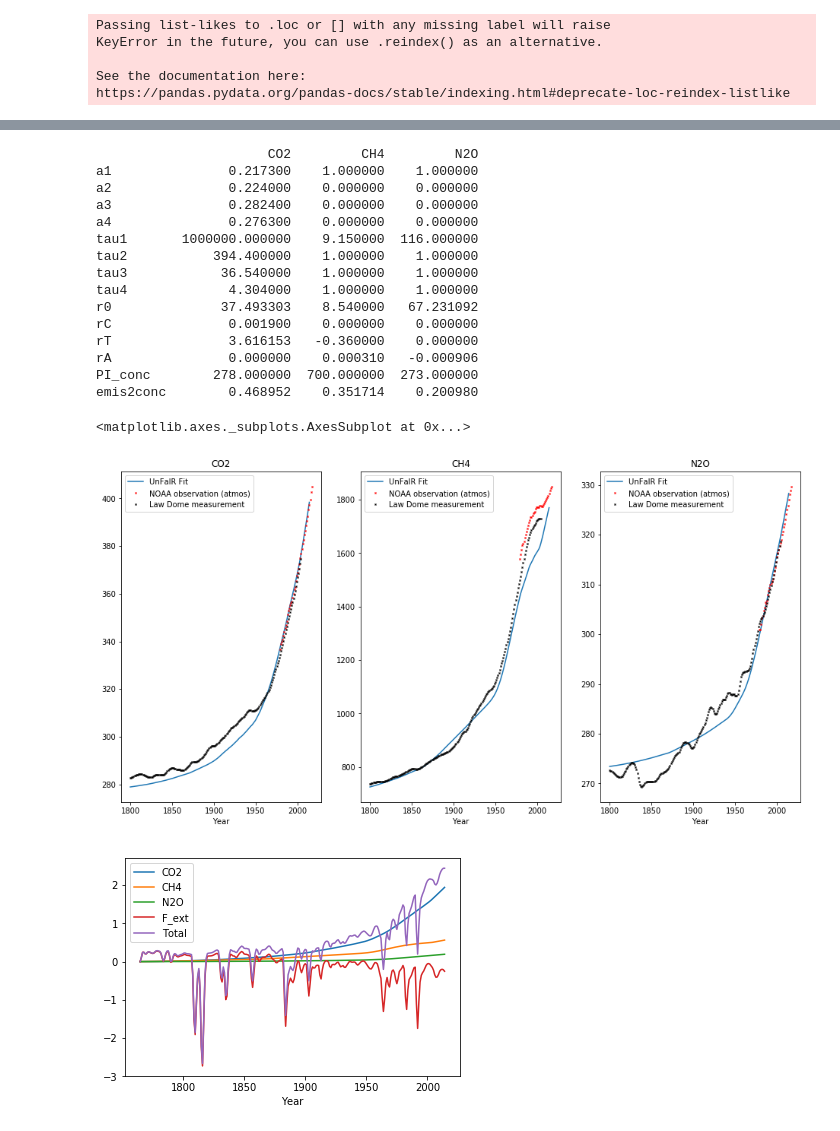
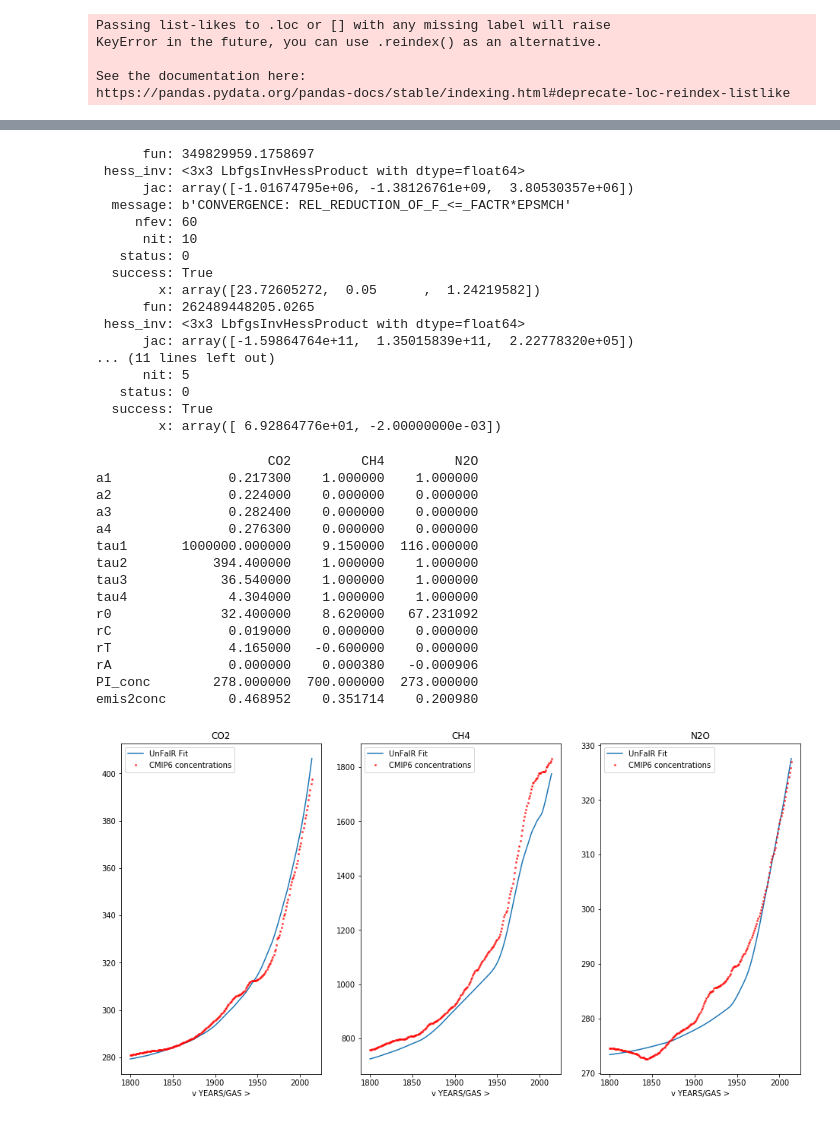
Before and after one commit to stujen/fiveEqSCM, a Jupyter notebook: 5eqSCM/Nick_UnFaIR/UnFaIR fitting gas cycle.ipynb, the cells around one changed output, grey strips where cells are left out. Cells and saved outputs as stored; diff of their text form; code cells hidden in the pictures.

```diff
--- a/5eqSCM/Nick_UnFaIR/UnFaIR fitting gas cycle.ipynb
+++ b/5eqSCM/Nick_UnFaIR/UnFaIR fitting gas cycle.ipynb
@@ -61,18 +79,3 @@ T_ant = UnFaIR(emissions_in=empty_ems,F_ext=forcings.Anthrototal.values)['T']
 T_nat = UnFaIR(emissions_in=empty_ems,F_ext=(forcings.Total.values - forcings.Anthrototal.values))['T']
 
 T_response = (T_ant*0.912621338044 + T_nat*0.395722694204).loc[range(1765,2015)]
-# %%
-emissions = (CO2_ems_1765_2014+pd.DataFrame(data=RCP3PD_E.OtherCO2.loc[:2014].values,columns=['CO2'],index=CO2_ems_1765_2014.index)).copy()
-emissions['CH4'] = CH4_ems_1765_2014
-emissions['N2O'] = N2O_ems_1765_2012
-emissions['N2O'].loc[2013] = 2*emissions['N2O'].loc[2012] - emissions['N2O'].loc[2011]
-emissions['N2O'].loc[2014] = 2*emissions['N2O'].loc[2013] - emissions['N2O'].loc[2012]
-
-params = default_gas_params().copy()
-params.loc['PI_conc'].CH4 = 700
-
-emissions['N2O'] = emissions['N2O']*6.6 / emissions.N2O.loc[2010]
-
-#CO2_fit = sp.optimize.minimize(fit_gas_cycles,np.array([0,0,0]),args=(emissions,obsv_concs,T_response,'CO2'),method='Powell')
-#CH4_fit = sp.optimize.minimize(fit_gas_cycles,np.array([0,0,0,9]),args=(emissions,obsv_concs,T_response+0.1,'CH4',params),method='Powell')
-#N2O_fit = sp.optimize.minimize(fit_gas_cycles,np.array([0,0,0]),args=(emissions,obsv_concs,T_response,'N2O'),method='Powell')
@@ -79,46 +130,73 @@ emissions['N2O'] = emissions['N2O']*6.6 / emissions.N2O.loc[2010]
+# %%
+print(CO2_grad_fit)
+print(CH4_grad_fit)
+print(N2O_grad_fit)
+# %% [output]
+      fun: 349829959.1758697
+ hess_inv: <3x3 LbfgsInvHessProduct with dtype=float64>
+      jac: array([-1.01674795e+06, -1.38126761e+09,  3.80530357e+06])
+  message: b'CONVERGENCE: REL_REDUCTION_OF_F_<=_FACTR*EPSMCH'
+     nfev: 60
+      nit: 10
+   status: 0
+  success: True
+        x: array([23.72605272,  0.05      ,  1.24219582])
+      fun: 262489448205.0265
+ hess_inv: <3x3 LbfgsInvHessProduct with dtype=float64>
+      jac: array([-1.59864764e+11,  1.35015839e+11,  2.22778320e+05])
+... (11 lines left out)
+      nit: 5
+   status: 0
+  success: True
+        x: array([ 6.92864776e+01, -2.00000000e-03])
 # %%
 ## Get an "other" forcing dataset:
 RCP85_forc = pd.read_csv('./Conc_fit_data/RCP85_MIDYEAR_RADFORCING.csv',skiprows=58,index_col=0)
 
 otherforc = RCP85_forc.TOTAL_INCLVOLCANIC_RF.loc[:2014].values - RCP85_forc.CO2CH4N2O_RF.loc[:2014].values
 # %%
- # Try with Prather CH4 values
-params.loc['r0'] = np.array([CO2_fit['x'][0],8.54,67.23109226573325]) # CH4 Prather : 8.53773764 (8.65) # N2O 67.23109226573325
-params.loc['rC'] = np.array([0.0019,0,0])
-params.loc['rT'] = np.array([CO2_fit['x'][2],-3.6e-01,0]) # CH4 Prather : -3.60100511e-01 (-4.3e-01)
-params.loc['rA'] = np.array([0,3.1e-04,-0.00090625]) # CH4 Prather : 3.09667588e-04 (3.17e-04) # N2O -0.00090625
-params.loc['tau1']['CH4'] = 9.15
+# NB CO2_fit contains the previously used parameter set
+
+# Try with Prather CH4 values
+#params.loc['r0'] = np.array([CO2_grad_fit['x'][0],CH4_grad_fit['x'][0],N2O_grad_fit['x'][0]]) # CH4 Prather : 8.53773764 (8.65) # N2O 67.23109226573325
+#params.loc['rC'] = np.array([CO2_grad_fit['x'][1],0,0])
+#params.loc['rT'] = np.array([CO2_grad_fit['x'][2],CH4_grad_fit['x'][1],0]) # CH4 Prather : -3.60100511e-01 (-4.3e-01)
+#params.loc['rA'] = np.array([0,CH4_grad_fit['x'][2],N2O_grad_fit['x'][1]]) # CH4 Prather : 3.09667588e-04 (3.17e-04) # N2O -0.00090625
+
+params = default_gas_params()
+
+params.loc['r0':'rT'].CO2 = np.array([32.4,0.019,4.165])#CO2_grad_fit['x']
+#params.loc[['r0','rT','rA'],'CH4'] = CH4_grad_fit['x']
+#params.loc[['r0','rA'],'N2O'] = N2O_grad_fit['x']
+
+params.loc[['r0','rT','rA'],'CH4'] = np.array([8.62,-6e-01,3.8e-04])
 
 print(params)
 
 result = UnFaIR(emissions_in=emissions,F_ext=otherforc,gas_params=params)
 
 fig,ax=plt.subplots(1,3,figsize=(16,8))
 for i,s in enumerate(['CO2','CH4','N2O']):
     result['C'][s].loc[1800:].plot(ax=ax[i],label='UnFaIR Fit')
-    obsv_concs[s].plot(ax=ax[i],marker='x',linewidth=0,ms=2,color='r',label='NOAA observation (atmos)')
-    Law_Dome[s].loc[1800:].plot(ax=ax[i],marker='x',linewidth=0,ms=2,color='k', label='Law Dome measurement')
+    #obsv_concs[s].plot(ax=ax[i],marker='x',linewidth=0,ms=2,color='r',label='NOAA observation (atmos)')
+    #Law_Dome[s].loc[1800:].plot(ax=ax[i],marker='x',linewidth=0,ms=2,color='k', label='Law Dome measurement')
+    CMIP6_concs[s].loc[1800:].plot(ax=ax[i],marker='x',linewidth=0,ms=2,color='r',label='CMIP6 concentrations')
     ax[i].set_title(s)
     ax[i].legend()
-
-fig1,ax1=plt.subplots()
-result['RF'].plot(ax=ax1)
 # %% [output]
                       CO2         CH4         N2O
 a1               0.217300    1.000000    1.000000
 a2               0.224000    0.000000    0.000000
 a3               0.282400    0.000000    0.000000
 a4               0.276300    0.000000    0.000000
 tau1       1000000.000000    9.150000  116.000000
 tau2           394.400000    1.000000    1.000000
 tau3            36.540000    1.000000    1.000000
 tau4             4.304000    1.000000    1.000000
-r0              37.493303    8.540000   67.231092
-rC               0.001900    0.000000    0.000000
-rT               3.616153   -0.360000    0.000000
-rA               0.000000    0.000310   -0.000906
+r0              32.400000    8.620000   67.231092
+rC               0.019000    0.000000    0.000000
+rT               4.165000   -0.600000    0.000000
+rA               0.000000    0.000380   -0.000906
 PI_conc        278.000000  700.000000  273.000000
 emis2conc        0.468952    0.351714    0.200980
-<matplotlib.axes._subplots.AxesSubplot at 0x...>
-[figure, old version]
+[figure, new version]
-[figure, removed]
```
Also changed, not shown: parts of 9 cells of this notebook, 25 other files.
